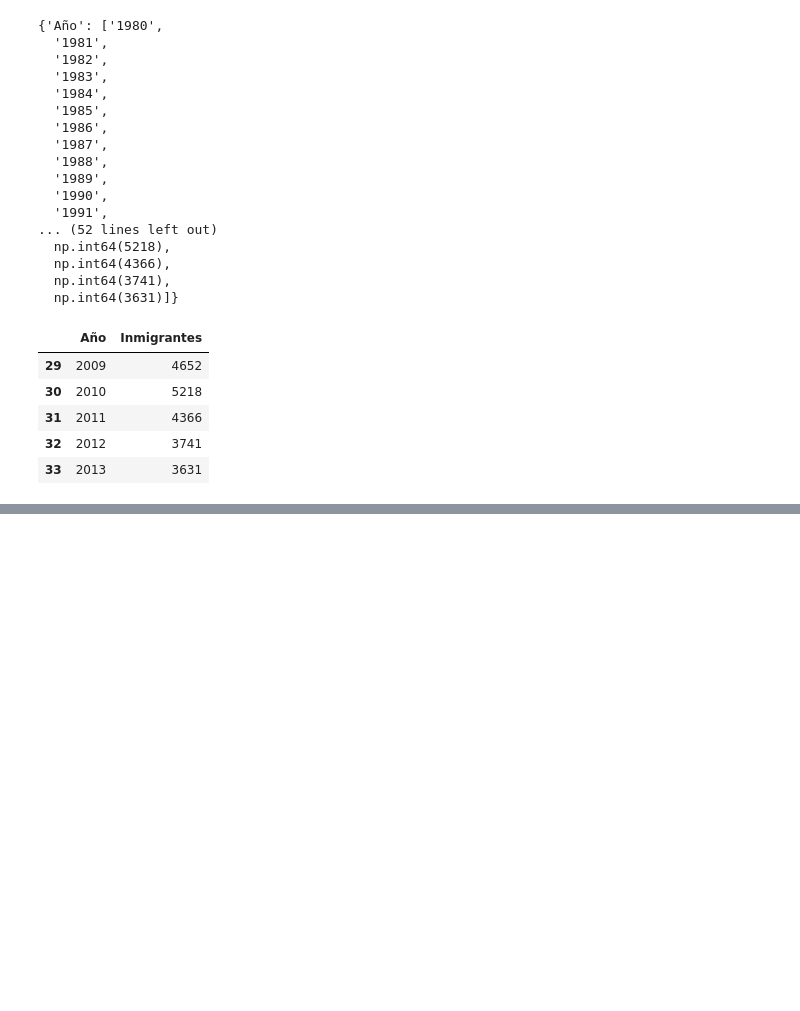
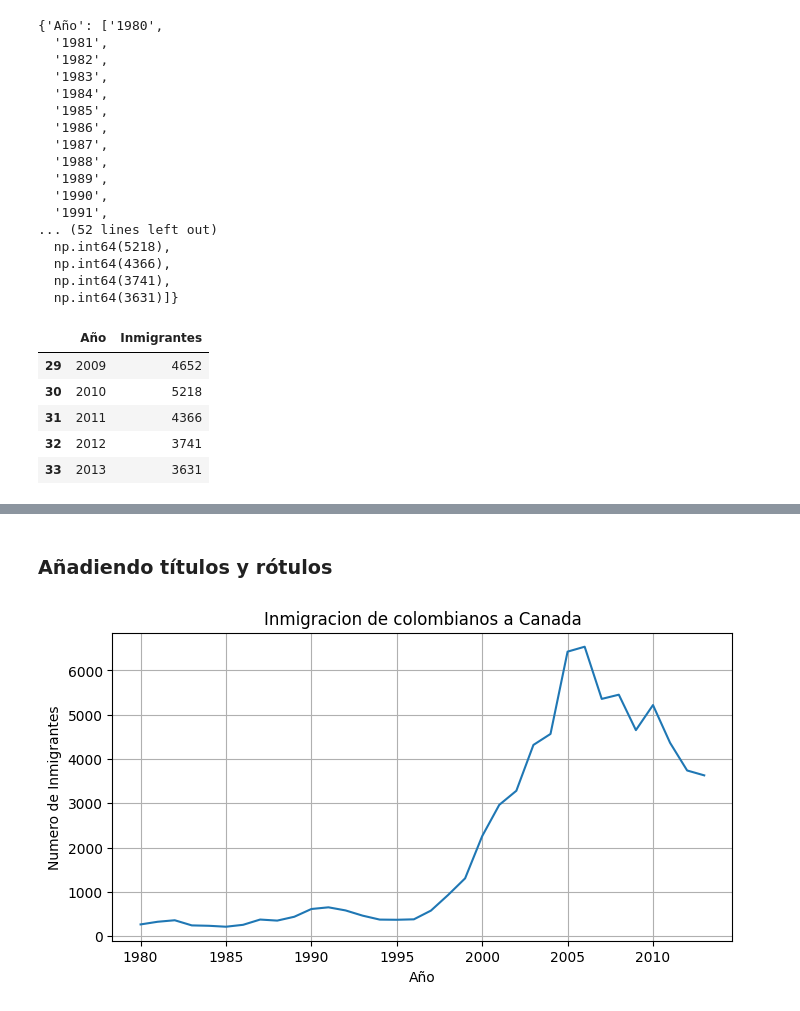
Before and after one commit to RubenAndreeB/AluraCourse, a Jupyter notebook: Visualizacion_datos_con_python.ipynb, the cells around one changed output, grey strips where cells are left out. Cells and saved outputs as stored; diff of their text form; code cells hidden in the pictures; blank space fills up the shorter version.

```diff
--- a/Visualizacion_datos_con_python.ipynb
+++ b/Visualizacion_datos_con_python.ipynb
@@ -135,0 +151,13 @@ datos_col.tail()
+# %% [markdown]
+### Añadiendo títulos y rótulos
+# %%
+plt.figure(figsize =(8,4))
+plt.plot(datos_col['Año'], datos_col['Inmigrantes'])
+plt.xticks(list(map(str, range(1980, 2014, 5))))
+plt.title('Inmigracion de colombianos a Canada')
+plt.xlabel('Año')
+plt.ylabel('Numero de Inmigrantes')
+plt.grid(True)
+plt.show()
+# %% [output]
+[figure, added]
```
Also changed, not shown: parts of 23 cells of this notebook.
